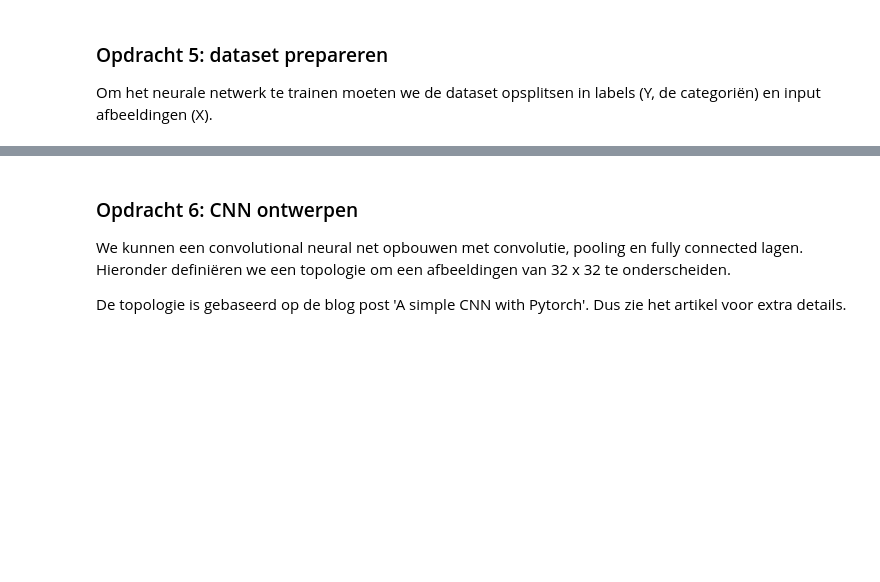
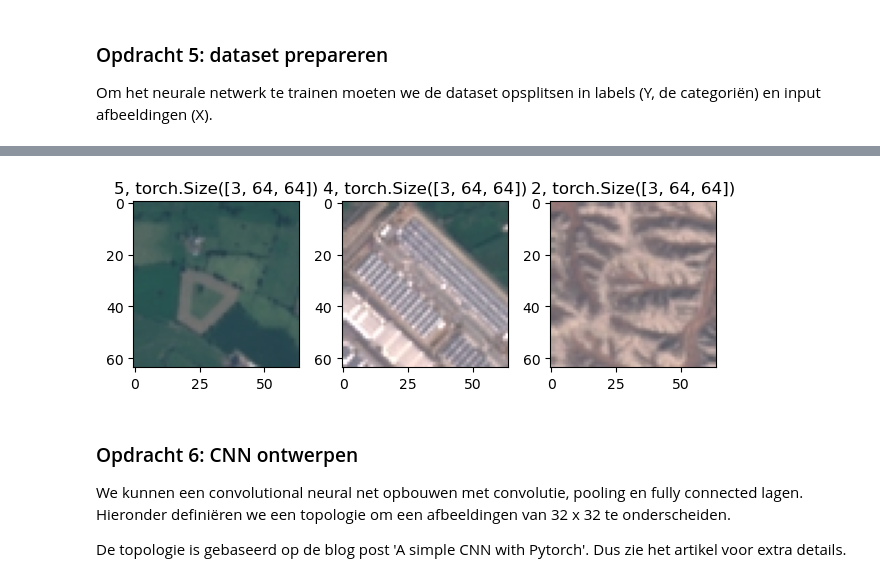
Before and after one commit to ArachDyrr/Make_AI_Work_3, a Jupyter notebook: practica/01. Beeldherkenning/Practicum/image_procssing/pytorch/convolution-neural-net-practicum2.ipynb, the cells around one changed output, grey strips where cells are left out. Saved outputs shown, nothing was run; the diff lists cells and outputs as text; code cells hidden in the pictures; blank space fills up the shorter version.

```diff
--- a/practica/01. Beeldherkenning/Practicum/image_procssing/pytorch/convolution-neural-net-practicum2.ipynb
+++ b/practica/01. Beeldherkenning/Practicum/image_procssing/pytorch/convolution-neural-net-practicum2.ipynb
@@ -581,3 +700,51 @@ torch.utils.data.DataLoader(dataset, batch_size=1, shuffle=None, sampler=None, b
+# %%
+# alternative way to imort the data and a data loader
+
+# Define the path to the root directory of your image dataset
+data_dir = '../../pics/2750'
+
+# Define the transformation to apply to each image
+transform = T.Compose([
+    T.ToTensor(),
+    # T.Normalize(mean=[0.5, 0.5, 0.5], std=[0.5, 0.5, 0.5])  # Normalization if needed as shown in blog
+])
+
+# Create the ImageFolder dataset
+dataset = ImageFolder(data_dir, transform=transform)
+
+
+
+# Assuming you have a dataset named 'dataset' with features and labels
+dataset_size = len(dataset)
+train_ratio = 0.7
+val_ratio = 0.1
+test_ratio = 0.2
+
+# Set the seed for the generator
+seed = 42
+generator = torch.Generator().manual_seed(seed)
+
+# Calculate the number of samples for each split
+train_size = int(train_ratio * dataset_size)
+val_size = int(val_ratio * dataset_size)
+test_size = dataset_size - train_size - val_size
+
+# Split the dataset into train, validation, and test sets
+train_dataset, val_dataset, test_dataset = random_split(dataset, [train_size, val_size, test_size], generator=generator)
+
+
+# Define the batch size for the DataLoader
+batch_size = 32
+
+# Create the DataLoader to load the dataset in batches
+train_d = DataLoader(train_dataset, batch_size=batch_size, shuffle=True)
+test_d = DataLoader(test_dataset, batch_size=batch_size, shuffle=True)
+val_d = DataLoader(val_dataset, batch_size=batch_size, shuffle=True)
+
+# Show the 1st img in the dataset
+show_batch(train_d, test_d,val_d)
+# %% [output]
+[figure, added]
 # %% [markdown]
 ### Opdracht 6: CNN ontwerpen
 
```
Also changed, not shown: parts of 16 cells of this notebook.
